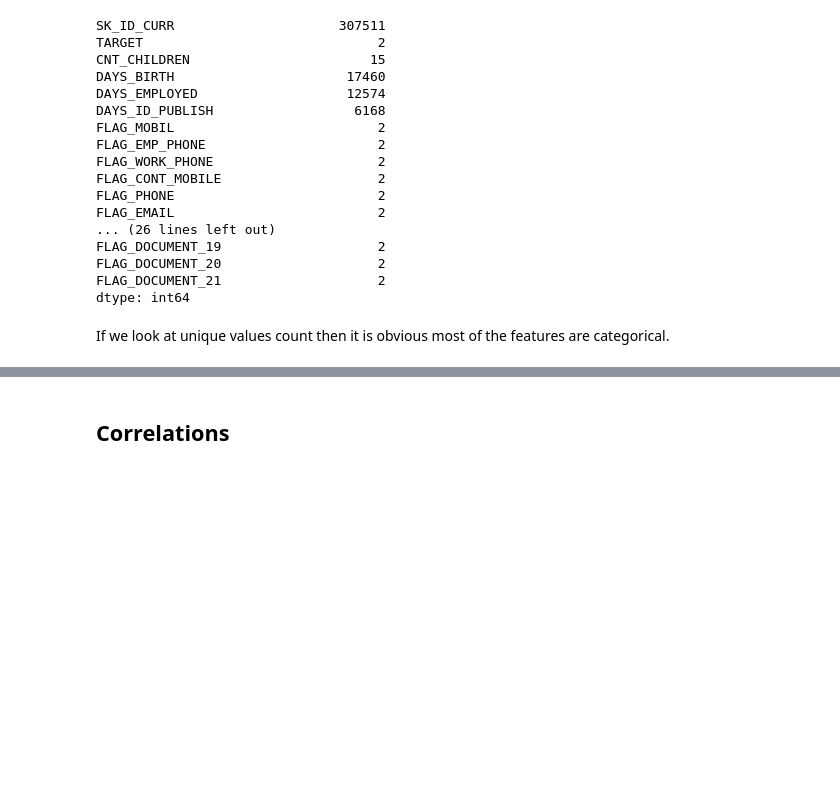
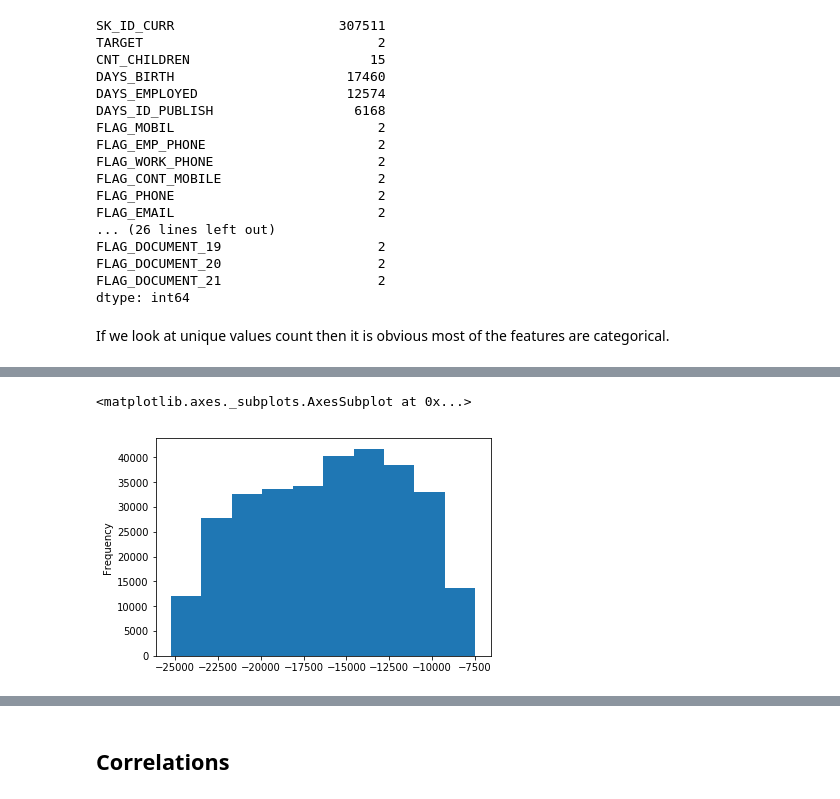
Before and after one commit to astelmashenko/ndml_capstone, a Jupyter notebook: Data_Exploration.ipynb, the cells around one changed output, grey strips where cells are left out. Cells and saved outputs as stored; diff of their text form; code cells hidden in the pictures; blank space fills up the shorter version.

```diff
--- a/Data_Exploration.ipynb
+++ b/Data_Exploration.ipynb
@@ -135,0 +152,5 @@ If we look at unique values count then it is obvious most of the features are ca
+# %%
+app_train['DAYS_BIRTH'].plot.hist()
+# %% [output]
+<matplotlib.axes._subplots.AxesSubplot at 0x...>
+[figure, added]
```
Also changed, not shown: parts of 9 cells of this notebook, 2 other files.
